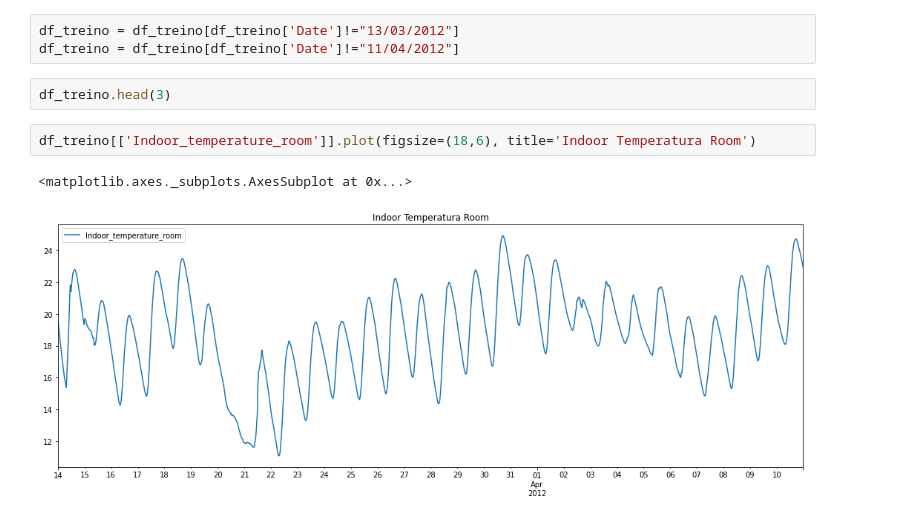
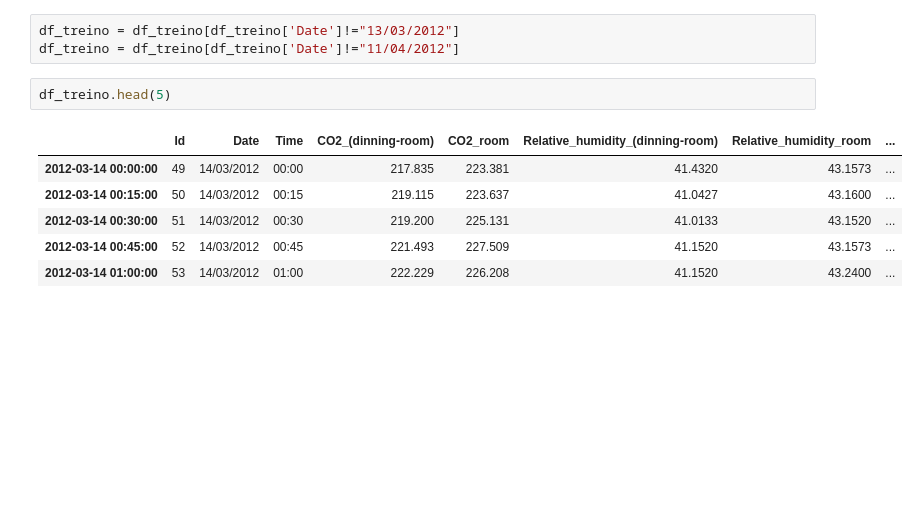
Before and after one commit to HedersonSantos/SmartHome, a Jupyter notebook: seriesTemporais_sarimax.ipynb, the cells around one changed output. Drawn from its saved outputs; the diff is of its cells as text; blank space fills up the shorter version.

```diff
--- a/seriesTemporais_sarimax.ipynb
+++ b/seriesTemporais_sarimax.ipynb
@@ -96,9 +146,11 @@ df_treino.groupby('Date')['Id'].count().reset_index().sort_values('Date')
 df_treino = df_treino[df_treino['Date']!="13/03/2012"]
 df_treino = df_treino[df_treino['Date']!="11/04/2012"]
 # %%
-df_treino.head(3)
+df_treino.head(5)
+# %% [output]
+|  | Id | Date | Time | CO2_(dinning-room) | CO2_room | Relative_humidity_(dinning-room) | Relative_humidity_room | ... |
+| 2012-03-14 00:00:00 | 49 | 14/03/2012 | 00:00 | 217.835 | 223.381 | 41.4320 | 43.1573 | ... |
+| 2012-03-14 00:15:00 | 50 | 14/03/2012 | 00:15 | 219.115 | 223.637 | 41.0427 | 43.1600 | ... |
+| 2012-03-14 00:30:00 | 51 | 14/03/2012 | 00:30 | 219.200 | 225.131 | 41.0133 | 43.1520 | ... |
+| 2012-03-14 00:45:00 | 52 | 14/03/2012 | 00:45 | 221.493 | 227.509 | 41.1520 | 43.1573 | ... |
+| 2012-03-14 01:00:00 | 53 | 14/03/2012 | 01:00 | 222.229 | 226.208 | 41.1520 | 43.2400 | ... |
-# %%
-df_treino[['Indoor_temperature_room']].plot(figsize=(18,6), title='Indoor Temperatura Room')
-# %% [output]
-<matplotlib.axes._subplots.AxesSubplot at 0x...>
-[figure, removed]
```
Also changed, not shown: parts of 10 cells of this notebook.
